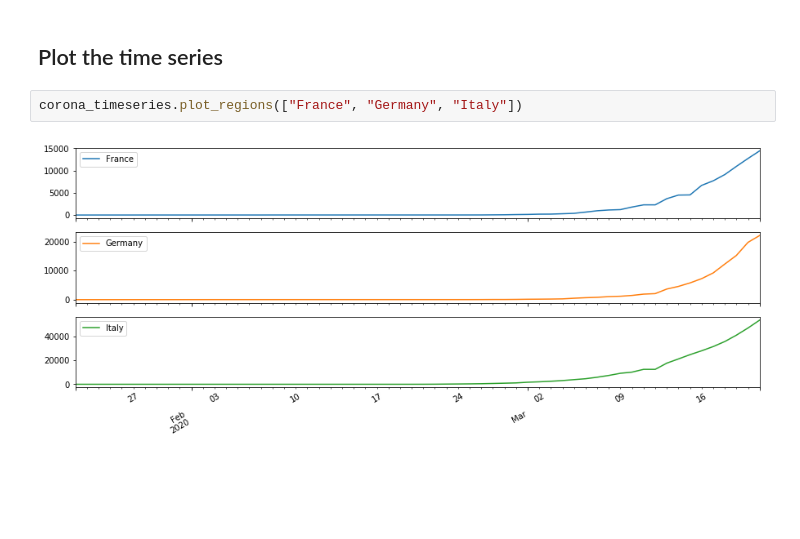
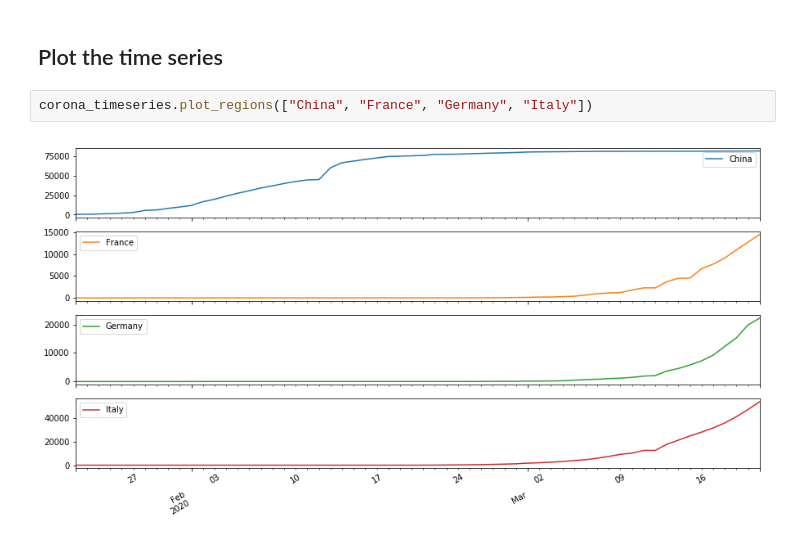
Before and after one commit to gisfromscratch/corona-notebooks, a Jupyter notebook: notebooks/TimeSeriesInsights.ipynb, the cells around one changed output. Saved outputs shown, nothing was run; the diff lists cells and outputs as text; blank space fills up the shorter version.

Commit message:
#2 Flatten the curve using data from China

```diff
--- a/notebooks/TimeSeriesInsights.ipynb
+++ b/notebooks/TimeSeriesInsights.ipynb
@@ -83,6 +83,6 @@ corona_timeseries = query_hopkins_timeseries()
 # %% [markdown]
 ## Plot the time series
 # %%
-corona_timeseries.plot_regions(["France", "Germany", "Italy"])
+corona_timeseries.plot_regions(["China", "France", "Germany", "Italy"])
 # %% [output]
-[figure, old version]
+[figure, new version]
```
